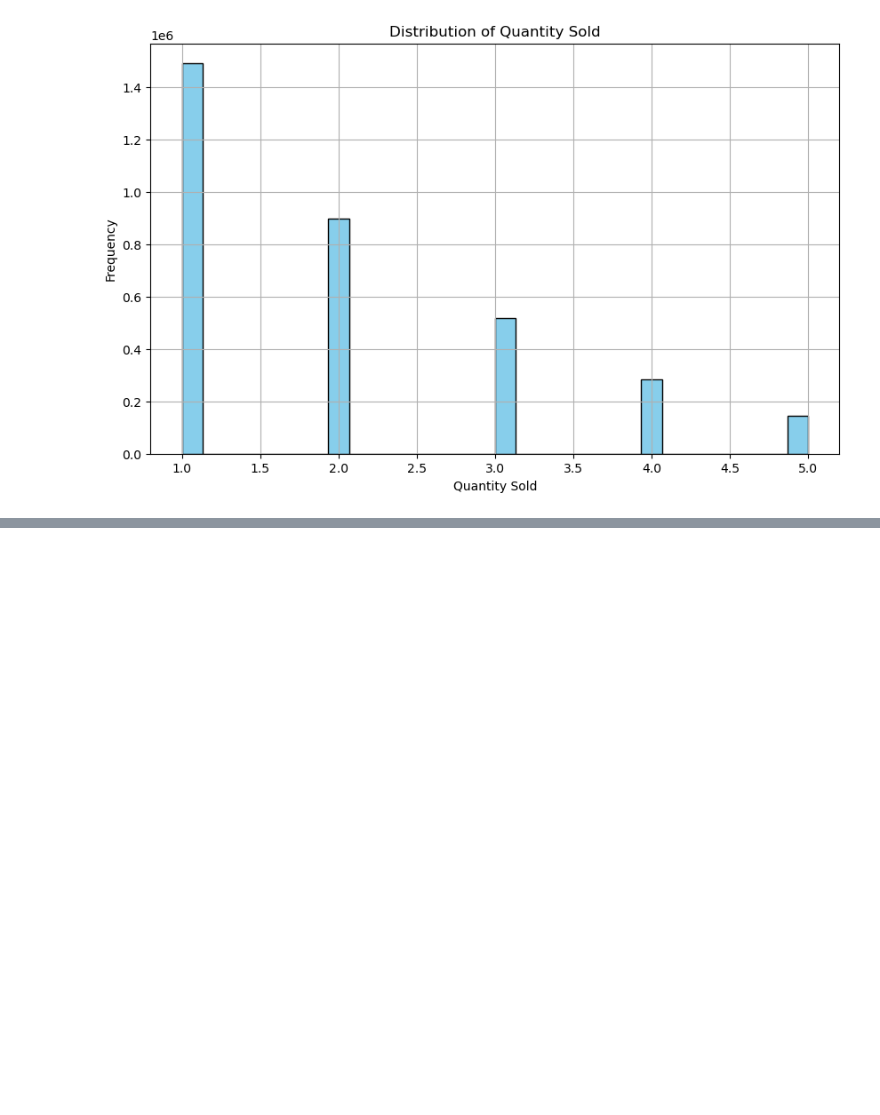
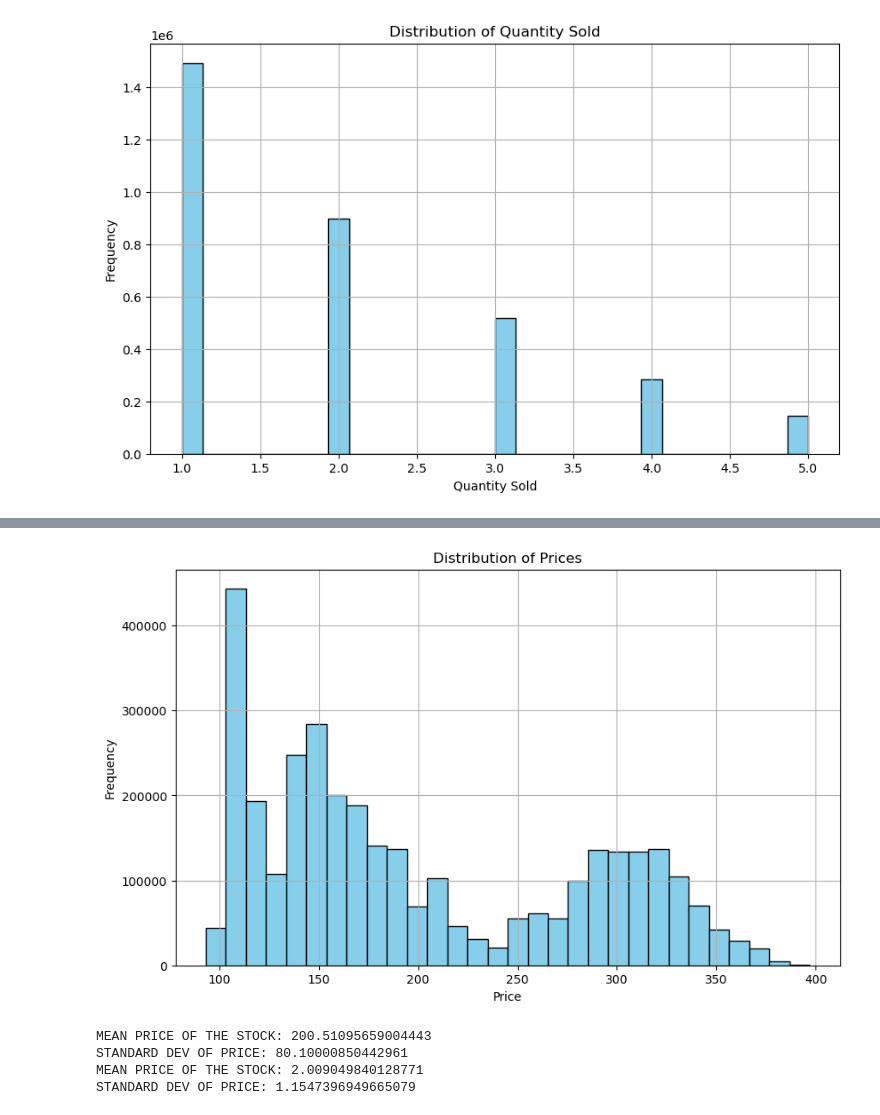
Before and after one commit to UoB-DSMP-2023-24/dsmp-2024-group22, a Jupyter notebook: EDA/tapes_eda_v2.ipynb, the cells around one changed output, grey strips where cells are left out. Saved outputs shown, nothing was run; the diff lists cells and outputs as text; code cells hidden in the pictures; blank space fills up the shorter version.

```diff
--- a/EDA/tapes_eda_v2.ipynb
+++ b/EDA/tapes_eda_v2.ipynb
@@ -55,0 +78,13 @@ plt.show()
+# %%
+from tqdm import tqdm
+dfs = []
+
+for file in tqdm(csv_files):
+    file_path = os.path.join(folder_path, file)
+    df = pd.read_csv(file_path, names=['Time', 'Price', 'Quantity'])
+    dfs.append(df)
+
+merged_dfs = pd.concat(dfs, ignore_index=True)
+
+print(merged_dfs.head())
+print(merged_dfs.info())
@@ -55,0 +109,30 @@ plt.show()
+# %%
+plt.figure(figsize=(10, 6))
+plt.hist(merged_dfs['Price'], bins=30, color='skyblue', edgecolor='black')
+plt.title('Distribution of Prices')
+plt.xlabel('Price')
+plt.ylabel('Frequency')
+plt.grid(True)
+plt.show()
+# %% [output]
+[figure, added]
+# %%
+## SUMMARY STATISTICS ##
+import numpy as np
+
+mean_price = np.mean(merged_dfs['Price'])
+print(f'MEAN PRICE OF THE STOCK: {mean_price}')
+
+standard_dev_price = np.std(merged_dfs['Price'])
+print(f'STANDARD DEV OF PRICE: {standard_dev_price}')
+
+mean_quantity = np.mean(merged_dfs['Quantity'])
+print(f'MEAN PRICE OF THE STOCK: {mean_quantity}')
+
+standard_dev_quantity = np.std(merged_dfs['Quantity'])
+print(f'STANDARD DEV OF PRICE: {standard_dev_quantity}')
+# %% [output]
+MEAN PRICE OF THE STOCK: 200.51095659004443
+STANDARD DEV OF PRICE: 80.10000850442961
+MEAN PRICE OF THE STOCK: 2.009049840128771
+STANDARD DEV OF PRICE: 1.1547396949665079
```
Also changed, not shown: parts of 2 cells of this notebook.
